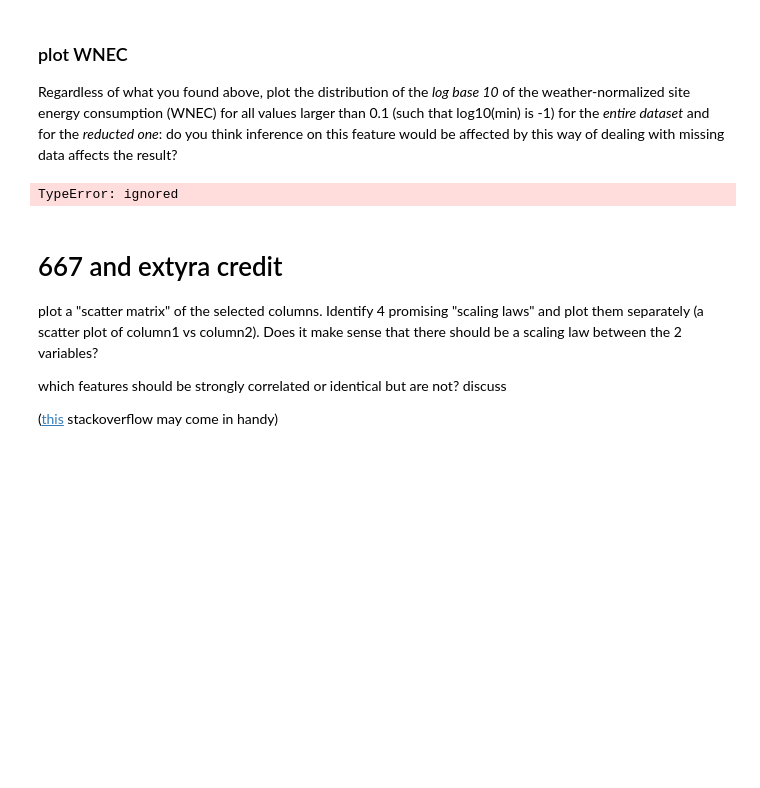
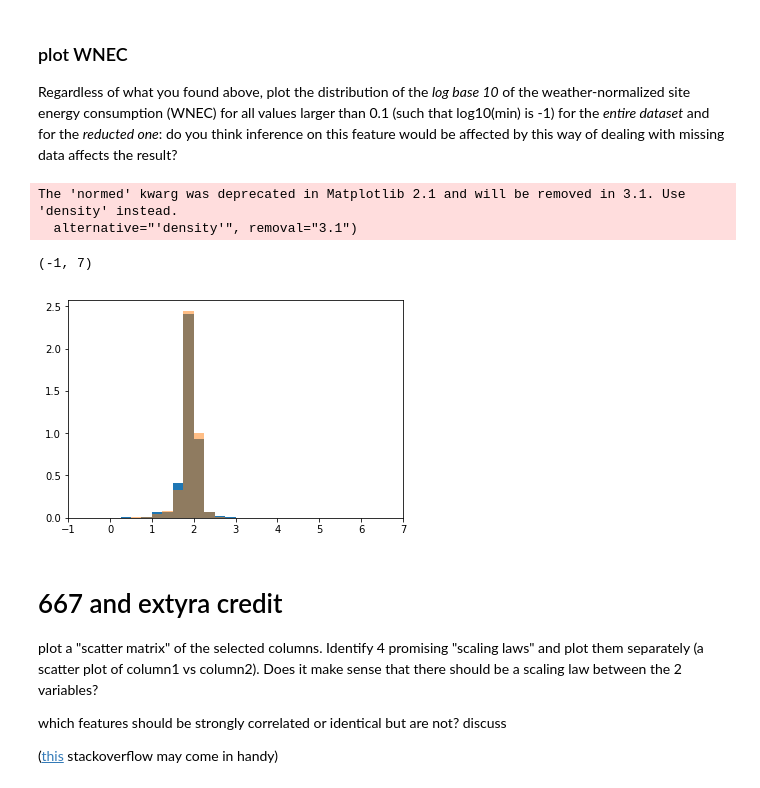
Before and after one commit to samuelmat/DSPS_tFessaras, a Jupyter notebook: HW5/BuildingsEnergyOwners.ipynb, the cells around one changed output. Drawn from its saved outputs; the diff is of its cells as text; code cells hidden in the pictures; blank space fills up the shorter version.

```diff
--- a/HW5/BuildingsEnergyOwners.ipynb
+++ b/HW5/BuildingsEnergyOwners.ipynb
@@ -153,0 +142,9 @@ print(extracted["ENERGY STAR Score"].mean())
+# %%
+#extracted.describe(include = ["O"])
+#extracted['ENERGY STAR Score'] = pd.to_numeric(extracted['ENERGY STAR Score'],errors='coerce')
+extracted['Weather Normalized Site EUI (kBtu/ft²)'] = pd.to_numeric(extracted['Weather Normalized Site EUI (kBtu/ft²)'],errors='coerce')
+extracted['Weather Normalized Site Electricity Intensity (kWh/ft²)'] = pd.to_numeric(extracted['Weather Normalized Site Electricity Intensity (kWh/ft²)'],errors='coerce')
+extracted['Weather Normalized Site Natural Gas Intensity (therms/ft²)'] = pd.to_numeric(extracted['Weather Normalized Site Natural Gas Intensity (therms/ft²)'],errors='coerce')
+extracted['Weather Normalized Source EUI (kBtu/ft²)'] = pd.to_numeric(extracted['Weather Normalized Source EUI (kBtu/ft²)'],errors='coerce')
+extracted['Water Use (All Water Sources) (kgal)'] = pd.to_numeric(extracted['Water Use (All Water Sources) (kgal)'],errors='coerce')
+extracted['Water Intensity (All Water Sources) (gal/ft²)'] = pd.to_numeric(extracted['Water Intensity (All Water Sources) (gal/ft²)'],errors='coerce')
@@ -186,10 +195,22 @@ ValueError: ignored
 # %% [markdown]
 ### plot WNEC
 Regardless of what you found above, plot the distribution of the _log base 10_ of the weather-normalized site energy consumption (WNEC) for all values larger than 0.1 (such that log10(min) is -1) for the _entire dataset_ and for the _reducted one_: do you think inference on this feature would be affected by this way of dealing with missing data affects the result?
-# %%
-np.histogram(extracted["Weather Normalized Site EUI (kBtu/ft²)"], bins = 30)
-# %% [output]
-TypeError: ignored
+# %%
+merged['Weather Normalized Site EUI (kBtu/ft²)'] = pd.to_numeric(merged['Weather Normalized Site EUI (kBtu/ft²)'],errors='coerce')
+fullEnergy = merged['Weather Normalized Site EUI (kBtu/ft²)']
+fullEnergy = [np.log10(x) for x in fullEnergy if x.is_integer() and x != 0]
+pl.hist(fullEnergy, normed = True, bins = [0, .25, .5, .75, 1, 1.25, 1.5, 1.75, 2, 2.25, 2.5, 2.75, 3, 3.25, 3.5])
+
+reducedEnergy = extracted['Weather Normalized Site EUI (kBtu/ft²)']
+reducedEnergy = [np.log10(x) for x in reducedEnergy]
+pl.hist(reducedEnergy, normed = True, bins = [0, .25, .5, .75, 1, 1.25, 1.5, 1.75, 2, 2.25, 2.5, 2.75, 3, 3.25, 3.5], alpha = 0.5)
+
+pl.xlim(-1, 7)
+# %% [output]
+The 'normed' kwarg was deprecated in Matplotlib 2.1 and will be removed in 3.1. Use 'density' instead.
+  alternative="'density'", removal="3.1")
+(-1, 7)
+[figure, added]
 # %% [markdown]
 # 667 and extyra credit
 plot a "scatter matrix" of the selected columns. Identify 4 promising "scaling laws" and plot them separately (a scatter plot of column1 vs column2). Does it make sense that there should be a scaling law between the 2 variables?
```
Also changed, not shown: parts of 5 cells of this notebook.
